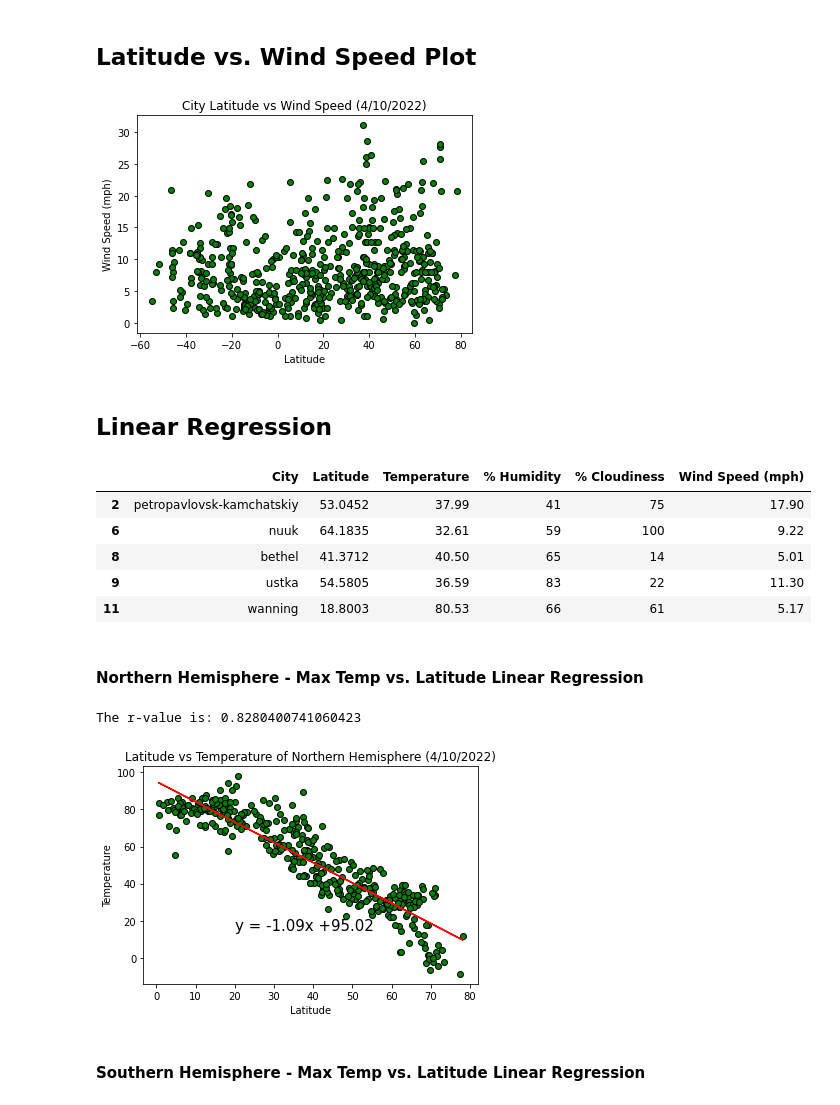
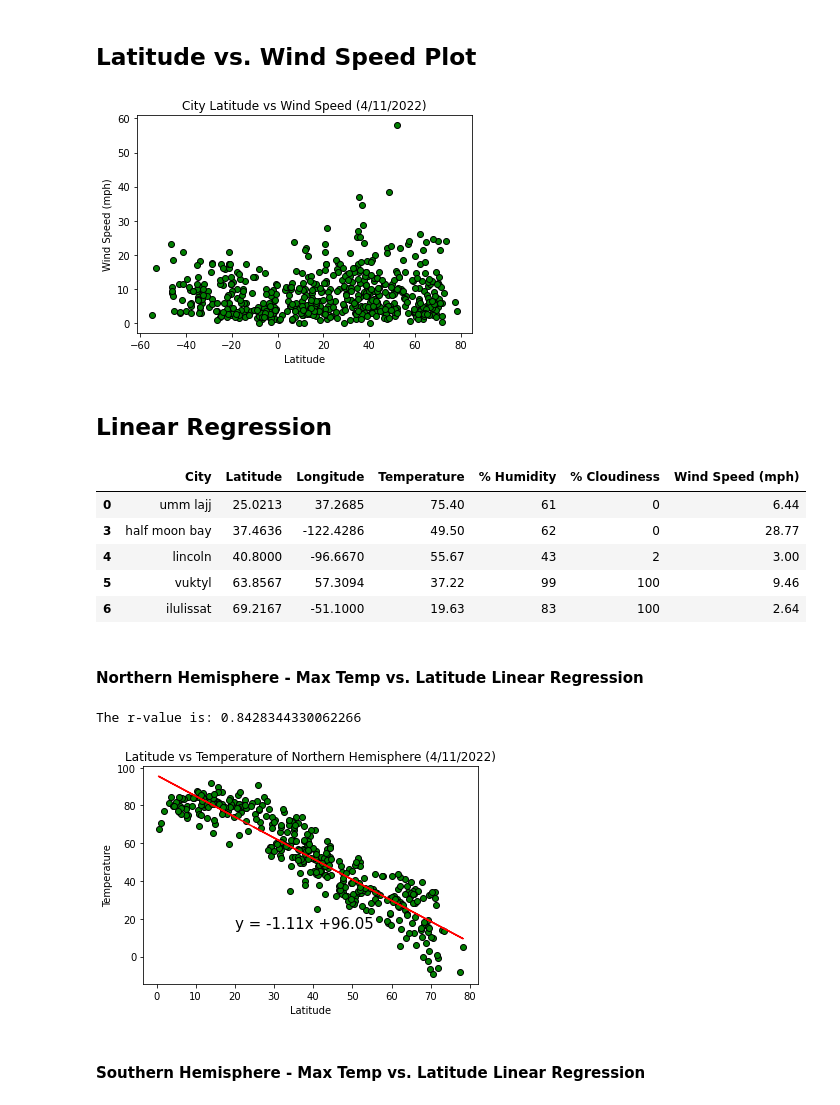
Before and after one commit to tebohl/Python-API-Cities, a Jupyter notebook: WeatherPy and VacationPy/WeatherPy.ipynb, the cells around one changed output. Saved outputs shown, nothing was run; the diff lists cells and outputs as text; code cells hidden in the pictures.

```diff
--- a/WeatherPy and VacationPy/WeatherPy.ipynb
+++ b/WeatherPy and VacationPy/WeatherPy.ipynb
@@ -84,6 +84,7 @@ query_url = f"{url}appid={weather_api_key}&units={units}&q="
 # set up lists to hold reponse info
 cities_updated = []
 latitude = []
+longitude = []
 temperature = []
 humidity = []
 cloudiness = []
@@ -97,6 +98,7 @@ for num, city in enumerate(cities, start=1):
     response = requests.get(query_url + city).json()
     try:
         latitude.append(response['coord']['lat'])
+        longitude.append(response['coord']['lon'])
         temperature.append(response['main']['temp'])
         humidity.append(response['main']["humidity"])
         cloudiness.append(response['clouds']['all'])
@@ -148,6 +151,7 @@ len(wind_speed))
 weather_dict = {
     "City": cities_updated,
     "Latitude": latitude,
+    "Longitude": longitude,
     "Temperature": temperature,
     "% Humidity": humidity,
     "% Cloudiness": cloudiness,
@@ -247,17 +251,17 @@ plt.show()
 # %%
 # create a Scatter Plot for latitude vs wind speed
 x_values = weather_df['Latitude']
 y_values = weather_df['Wind Speed (mph)']
 plt.scatter(x_values,y_values, facecolors="green", edgecolors="black")
 plt.xlabel('Latitude')
 plt.ylabel('Wind Speed (mph)')
-plt.title("City Latitude vs Wind Speed (4/10/2022)")
+plt.title("City Latitude vs Wind Speed (4/11/2022)")
 
 # show plot and save to output file
 plt.savefig("../output_data/latvswind.png")
 plt.show()
 # %% [output]
-[figure, old version]
+[figure, new version]
 # %% [markdown]
 ## Linear Regression
 # %%
@@ -269,12 +273,12 @@ north_hem_df = weather_df[weather_df["Latitude"] >= 0]
 south_hem_df = weather_df[weather_df["Latitude"] <0]
 north_hem_df.head()
 # %% [output]
-|  | City | Latitude | Temperature | % Humidity | % Cloudiness | Wind Speed (mph) |
-| 2 | petropavlovsk-kamchatskiy | 53.0452 | 37.99 | 41 | 75 | 17.90 |
-| 6 | nuuk | 64.1835 | 32.61 | 59 | 100 | 9.22 |
-| 8 | bethel | 41.3712 | 40.50 | 65 | 14 | 5.01 |
-| 9 | ustka | 54.5805 | 36.59 | 83 | 22 | 11.30 |
-| 11 | wanning | 18.8003 | 80.53 | 66 | 61 | 5.17 |
+|  | City | Latitude | Longitude | Temperature | % Humidity | % Cloudiness | Wind Speed (mph) |
+| 0 | umm lajj | 25.0213 | 37.2685 | 75.40 | 61 | 0 | 6.44 |
+| 3 | half moon bay | 37.4636 | -122.4286 | 49.50 | 62 | 0 | 28.77 |
+| 4 | lincoln | 40.8000 | -96.6670 | 55.67 | 43 | 2 | 3.00 |
+| 5 | vuktyl | 63.8567 | 57.3094 | 37.22 | 99 | 100 | 9.46 |
+| 6 | ilulissat | 69.2167 | -51.1000 | 19.63 | 83 | 100 | 2.64 |
 # %% [markdown]
 ####  Northern Hemisphere - Max Temp vs. Latitude Linear Regression
 # %%
@@ -298,7 +302,7 @@ plt.plot(x_values,regress_values,"r-")
 # label plot and annotate the line equation
 plt.xlabel('Latitude')
 plt.ylabel('Temperature')
-plt.title("Latitude vs Temperature of Northern Hemisphere (4/10/2022)")
+plt.title("Latitude vs Temperature of Northern Hemisphere (4/11/2022)")
 plt.annotate(line_eq,(20,15),fontsize=15,color="black")
 
 # print r value
@@ -308,8 +312,8 @@ print(f"The r-value is: {rvalue**2}")
 plt.savefig("../output_data/north_latvstemp.png")
 plt.show()
 # %% [output]
-The r-value is: 0.8280400741060423
+The r-value is: 0.8428344330062266
-[figure, old version]
+[figure, new version]
 # %% [markdown]
 ####  Southern Hemisphere - Max Temp vs. Latitude Linear Regression
 # %%
```
Also changed, not shown: parts of 16 cells of this notebook, 12 other files.
